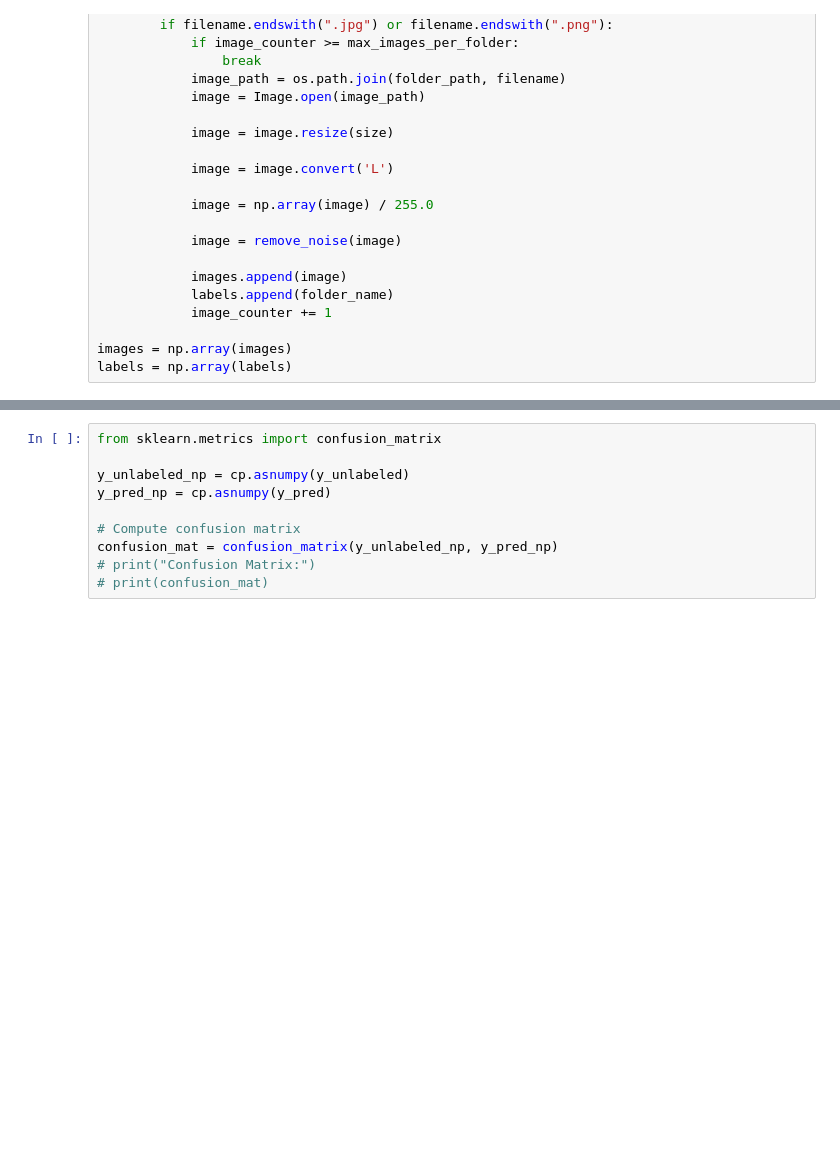
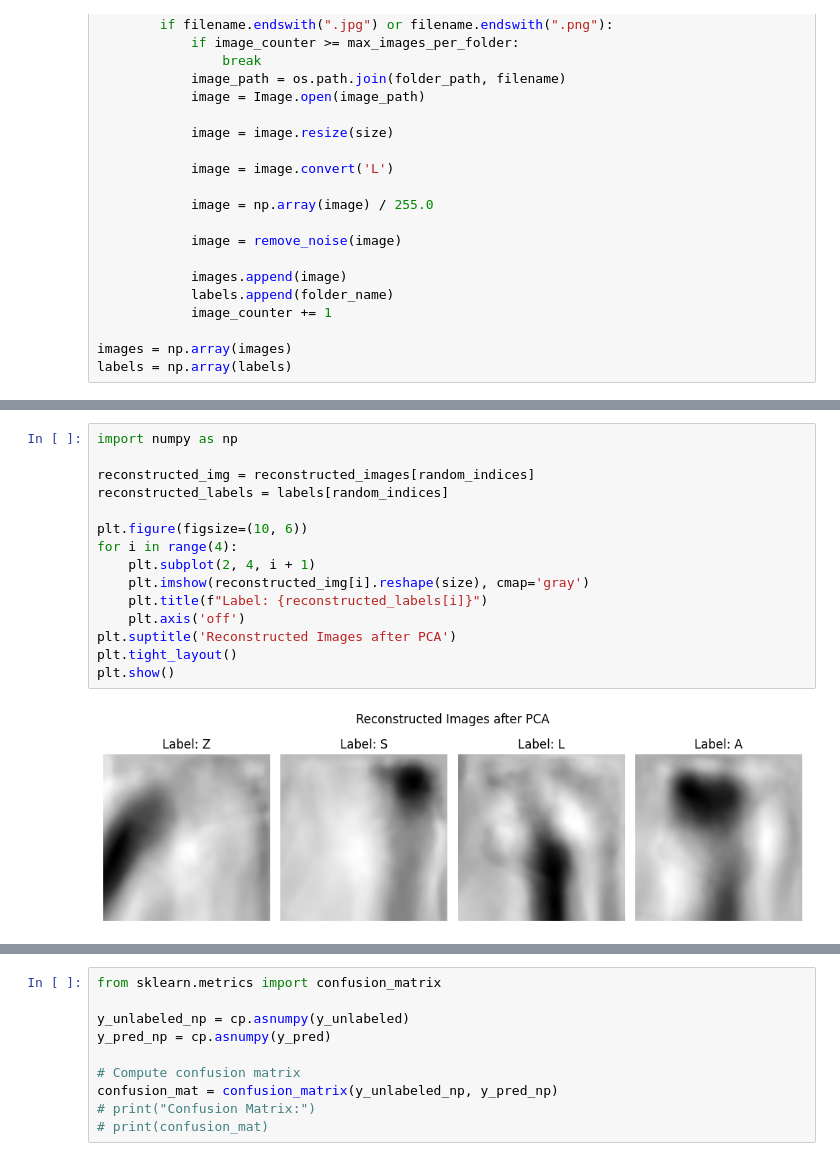
Before and after one commit to knvramana/COMP-6721-SUMMER-PROJECT, a Jupyter notebook: Semi_Supervised_Learning.ipynb, the cells around one changed output, grey strips where cells are left out. Cells and saved outputs as stored; diff of their text form; blank space fills up the shorter version.

```diff
--- a/Semi_Supervised_Learning.ipynb
+++ b/Semi_Supervised_Learning.ipynb
@@ -78,0 +105,17 @@ reconstructed_images.shape
+# %%
+import numpy as np
+
+reconstructed_img = reconstructed_images[random_indices]
+reconstructed_labels = labels[random_indices]
+
+plt.figure(figsize=(10, 6))
+for i in range(4):
+    plt.subplot(2, 4, i + 1)
+    plt.imshow(reconstructed_img[i].reshape(size), cmap='gray')
+    plt.title(f"Label: {reconstructed_labels[i]}")
+    plt.axis('off')
+plt.suptitle('Reconstructed Images after PCA')
+plt.tight_layout()
+plt.show()
+# %% [output]
+[figure, added]
```
Also changed, not shown: parts of 39 cells of this notebook.
